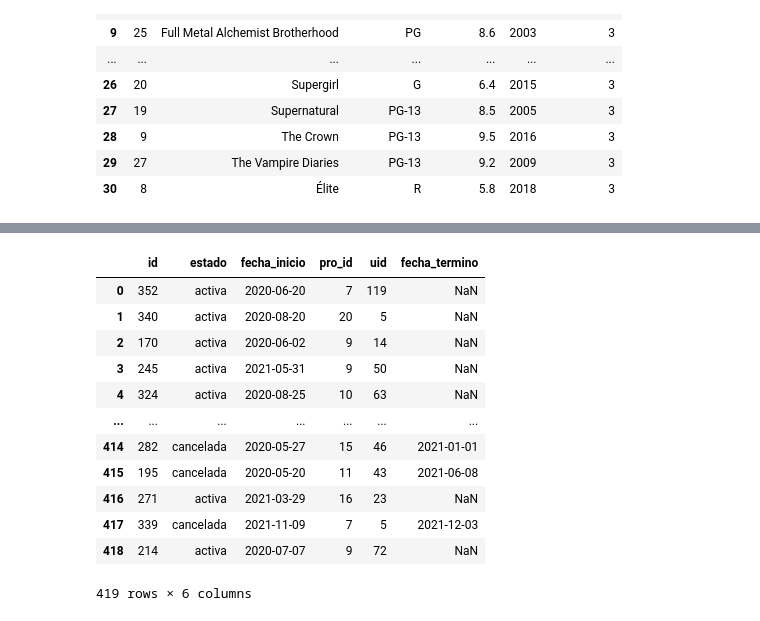
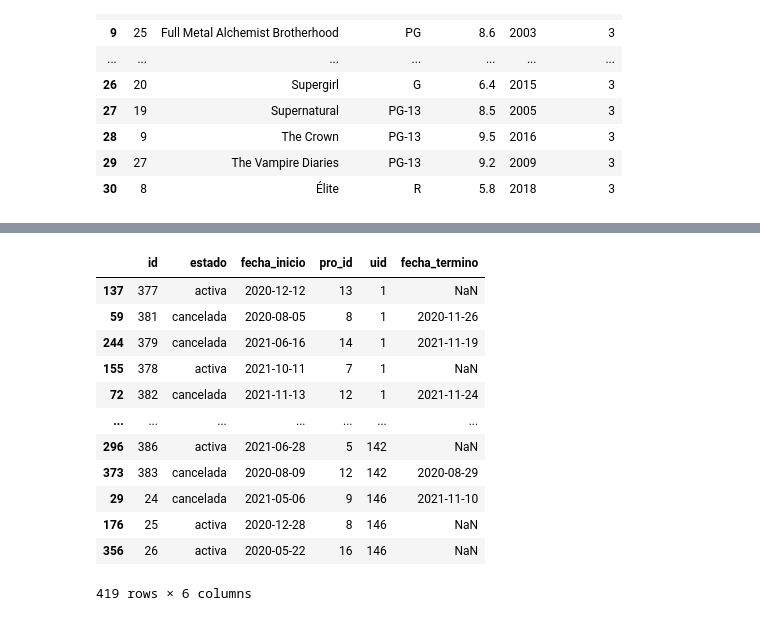
Before and after one commit to alvaroooooo/BDDGrupo11, a Jupyter notebook: datos/Datos BDD.ipynb, the cells around one changed output, grey strips where cells are left out. Cells and saved outputs as stored; diff of their text form; code cells hidden in the pictures.

```diff
--- a/datos/Datos BDD.ipynb
+++ b/datos/Datos BDD.ipynb
@@ -188,19 +186,19 @@ df_pago_subs
 # %%
 lista = ["id","estado","fecha_inicio","pro_id","uid", "fecha_termino"] # id -> id_subscripcion
 df_sub = df_subs[lista]
 #df_sub.to_csv(folder+"14)subscripcion.csv", index=False)
-df_sub
+df_sub.sort_values(by="uid")
 # %% [output]
 |  | id | estado | fecha_inicio | pro_id | uid | fecha_termino |
-| 0 | 352 | activa | 2020-06-20 | 7 | 119 | NaN |
-| 1 | 340 | activa | 2020-08-20 | 20 | 5 | NaN |
-| 2 | 170 | activa | 2020-06-02 | 9 | 14 | NaN |
-| 3 | 245 | activa | 2021-05-31 | 9 | 50 | NaN |
-| 4 | 324 | activa | 2020-08-25 | 10 | 63 | NaN |
+| 137 | 377 | activa | 2020-12-12 | 13 | 1 | NaN |
+| 59 | 381 | cancelada | 2020-08-05 | 8 | 1 | 2020-11-26 |
+| 244 | 379 | cancelada | 2021-06-16 | 14 | 1 | 2021-11-19 |
+| 155 | 378 | activa | 2021-10-11 | 7 | 1 | NaN |
+| 72 | 382 | cancelada | 2021-11-13 | 12 | 1 | 2021-11-24 |
 | ... | ... | ... | ... | ... | ... | ... |
-| 414 | 282 | cancelada | 2020-05-27 | 15 | 46 | 2021-01-01 |
-| 415 | 195 | cancelada | 2020-05-20 | 11 | 43 | 2021-06-08 |
-| 416 | 271 | activa | 2021-03-29 | 16 | 23 | NaN |
-| 417 | 339 | cancelada | 2021-11-09 | 7 | 5 | 2021-12-03 |
-| 418 | 214 | activa | 2020-07-07 | 9 | 72 | NaN |
+| 296 | 386 | activa | 2021-06-28 | 5 | 142 | NaN |
+| 373 | 383 | cancelada | 2020-08-09 | 12 | 142 | 2020-08-29 |
+| 29 | 24 | cancelada | 2021-05-06 | 9 | 146 | 2021-11-10 |
+| 176 | 25 | activa | 2020-12-28 | 8 | 146 | NaN |
+| 356 | 26 | activa | 2020-05-22 | 16 | 146 | NaN |
 419 rows × 6 columns
```
Also changed, not shown: parts of 9 cells of this notebook, 5 other files.
